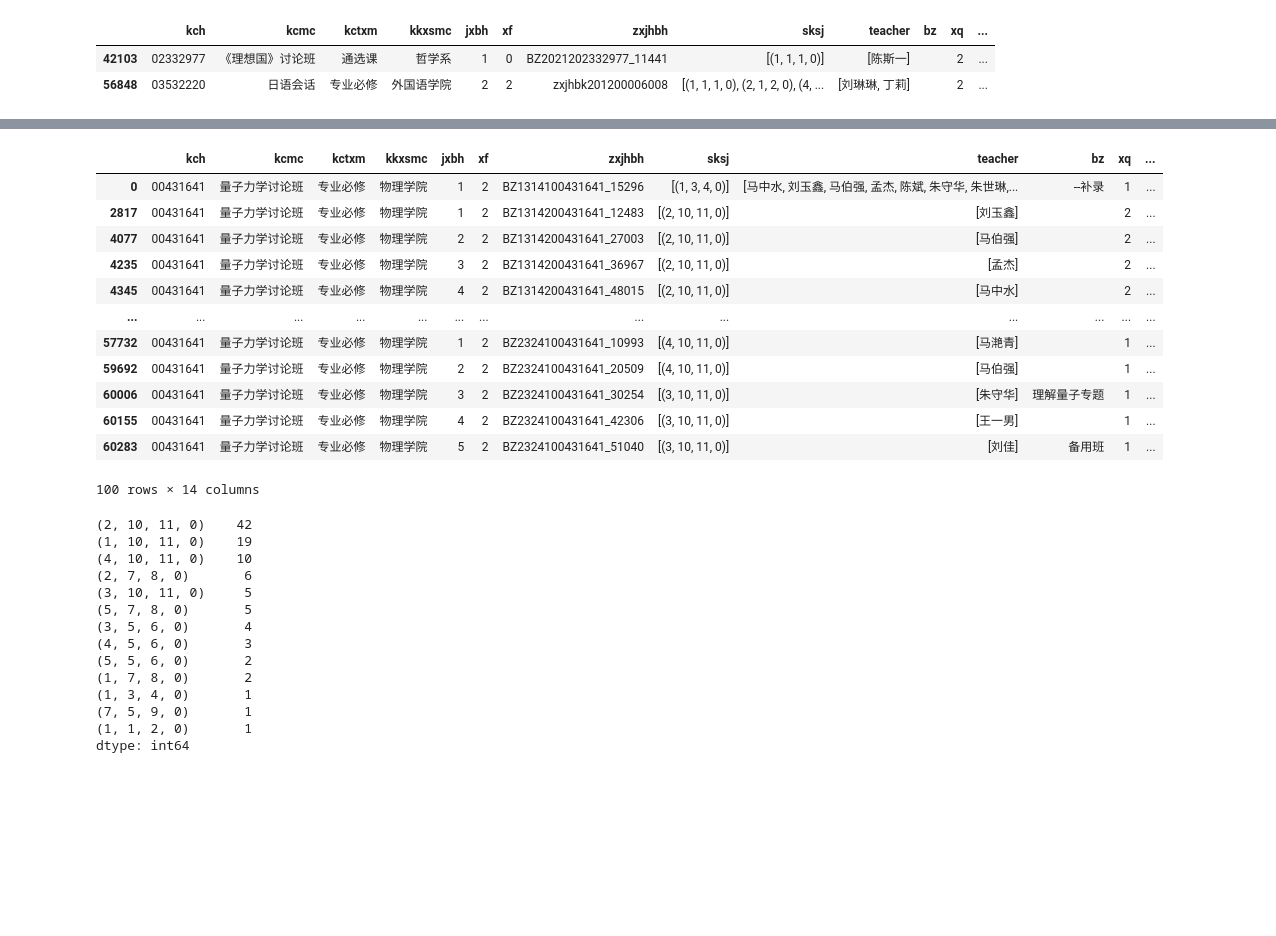
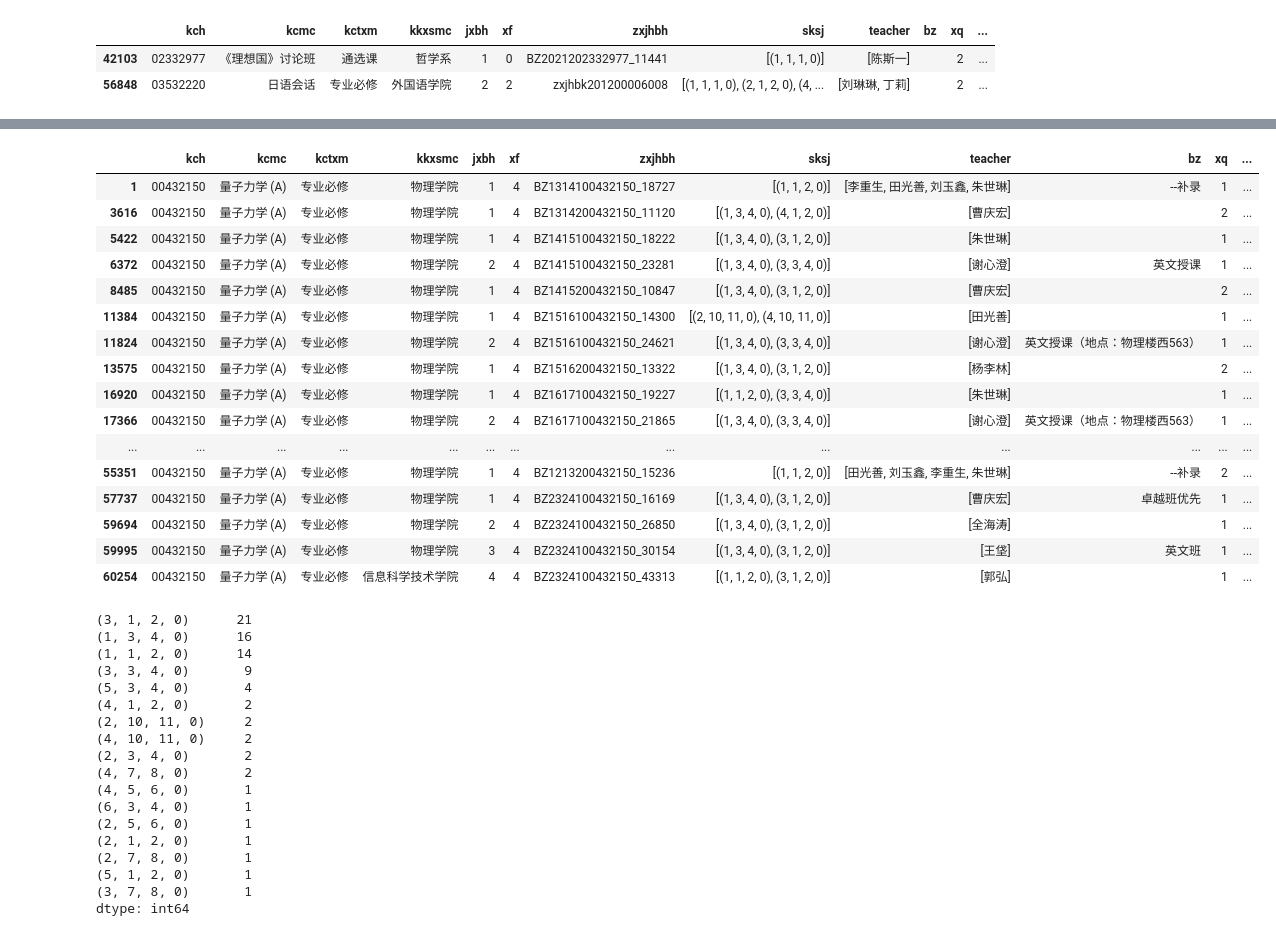
Before and after one commit to XueFengBoyanLiu/didjqwfoqejfhiohqeo, a Jupyter notebook: test.ipynb, the cells around one changed output, grey strips where cells are left out. Saved outputs shown, nothing was run; the diff lists cells and outputs as text; code cells hidden in the pictures; blank space fills up the shorter version.

```diff
--- a/test.ipynb
+++ b/test.ipynb
@@ -52,39 +52,47 @@ Data columns (total 14 columns):
 dtypes: int64(4), object(10)
 memory usage: 6.5+ MB
 # %%
-kch='00431641'
+kch='00432150'
 this_course_df=df[df['kch']==kch]
 this_course_df
 # %% [output]
 |  | kch | kcmc | kctxm | kkxsmc | jxbh | xf | zxjhbh | sksj | teacher | bz | xq | ... |
-| 0 | 00431641 | 量子力学讨论班 | 专业必修 | 物理学院 | 1 | 2 | BZ1314100431641_15296 | [(1, 3, 4, 0)] | [马中水, 刘玉鑫, 马伯强, 孟杰, 陈斌, 朱守华, 朱世琳,... | --补录 | 1 | ... |
-| 2817 | 00431641 | 量子力学讨论班 | 专业必修 | 物理学院 | 1 | 2 | BZ1314200431641_12483 | [(2, 10, 11, 0)] | [刘玉鑫] |  | 2 | ... |
-| 4077 | 00431641 | 量子力学讨论班 | 专业必修 | 物理学院 | 2 | 2 | BZ1314200431641_27003 | [(2, 10, 11, 0)] | [马伯强] |  | 2 | ... |
-| 4235 | 00431641 | 量子力学讨论班 | 专业必修 | 物理学院 | 3 | 2 | BZ1314200431641_36967 | [(2, 10, 11, 0)] | [孟杰] |  | 2 | ... |
-| 4345 | 00431641 | 量子力学讨论班 | 专业必修 | 物理学院 | 4 | 2 | BZ1314200431641_48015 | [(2, 10, 11, 0)] | [马中水] |  | 2 | ... |
+| 1 | 00432150 | 量子力学 (A) | 专业必修 | 物理学院 | 1 | 4 | BZ1314100432150_18727 | [(1, 1, 2, 0)] | [李重生, 田光善, 刘玉鑫, 朱世琳] | --补录 | 1 | ... |
+| 3616 | 00432150 | 量子力学 (A) | 专业必修 | 物理学院 | 1 | 4 | BZ1314200432150_11120 | [(1, 3, 4, 0), (4, 1, 2, 0)] | [曹庆宏] |  | 2 | ... |
+| 5422 | 00432150 | 量子力学 (A) | 专业必修 | 物理学院 | 1 | 4 | BZ1415100432150_18222 | [(1, 3, 4, 0), (3, 1, 2, 0)] | [朱世琳] |  | 1 | ... |
+| 6372 | 00432150 | 量子力学 (A) | 专业必修 | 物理学院 | 2 | 4 | BZ1415100432150_23281 | [(1, 3, 4, 0), (3, 3, 4, 0)] | [谢心澄] | 英文授课 | 1 | ... |
+| 8485 | 00432150 | 量子力学 (A) | 专业必修 | 物理学院 | 1 | 4 | BZ1415200432150_10847 | [(1, 3, 4, 0), (3, 1, 2, 0)] | [曹庆宏] |  | 2 | ... |
+| 11384 | 00432150 | 量子力学 (A) | 专业必修 | 物理学院 | 1 | 4 | BZ1516100432150_14300 | [(2, 10, 11, 0), (4, 10, 11, 0)] | [田光善] |  | 1 | ... |
+| 11824 | 00432150 | 量子力学 (A) | 专业必修 | 物理学院 | 2 | 4 | BZ1516100432150_24621 | [(1, 3, 4, 0), (3, 3, 4, 0)] | [谢心澄] | 英文授课（地点：物理楼西563） | 1 | ... |
+| 13575 | 00432150 | 量子力学 (A) | 专业必修 | 物理学院 | 1 | 4 | BZ1516200432150_13322 | [(1, 3, 4, 0), (3, 1, 2, 0)] | [杨李林] |  | 2 | ... |
+| 16920 | 00432150 | 量子力学 (A) | 专业必修 | 物理学院 | 1 | 4 | BZ1617100432150_19227 | [(1, 1, 2, 0), (3, 3, 4, 0)] | [朱世琳] |  | 1 | ... |
+| 17366 | 00432150 | 量子力学 (A) | 专业必修 | 物理学院 | 2 | 4 | BZ1617100432150_21865 | [(1, 3, 4, 0), (3, 3, 4, 0)] | [谢心澄] | 英文授课（地点：物理楼西563） | 1 | ... |
 | ... | ... | ... | ... | ... | ... | ... | ... | ... | ... | ... | ... | ... |
-| 57732 | 00431641 | 量子力学讨论班 | 专业必修 | 物理学院 | 1 | 2 | BZ2324100431641_10993 | [(4, 10, 11, 0)] | [马滟青] |  | 1 | ... |
-| 59692 | 00431641 | 量子力学讨论班 | 专业必修 | 物理学院 | 2 | 2 | BZ2324100431641_20509 | [(4, 10, 11, 0)] | [马伯强] |  | 1 | ... |
-| 60006 | 00431641 | 量子力学讨论班 | 专业必修 | 物理学院 | 3 | 2 | BZ2324100431641_30254 | [(3, 10, 11, 0)] | [朱守华] | 理解量子专题 | 1 | ... |
-| 60155 | 00431641 | 量子力学讨论班 | 专业必修 | 物理学院 | 4 | 2 | BZ2324100431641_42306 | [(3, 10, 11, 0)] | [王一男] |  | 1 | ... |
-| 60283 | 00431641 | 量子力学讨论班 | 专业必修 | 物理学院 | 5 | 2 | BZ2324100431641_51040 | [(3, 10, 11, 0)] | [刘佳] | 备用班 | 1 | ... |
+| 55351 | 00432150 | 量子力学 (A) | 专业必修 | 物理学院 | 1 | 4 | BZ1213200432150_15236 | [(1, 1, 2, 0)] | [田光善, 刘玉鑫, 李重生, 朱世琳] | --补录 | 2 | ... |
+| 57737 | 00432150 | 量子力学 (A) | 专业必修 | 物理学院 | 1 | 4 | BZ2324100432150_16169 | [(1, 3, 4, 0), (3, 1, 2, 0)] | [曹庆宏] | 卓越班优先 | 1 | ... |
+| 59694 | 00432150 | 量子力学 (A) | 专业必修 | 物理学院 | 2 | 4 | BZ2324100432150_26850 | [(1, 3, 4, 0), (3, 1, 2, 0)] | [全海涛] |  | 1 | ... |
+| 59995 | 00432150 | 量子力学 (A) | 专业必修 | 物理学院 | 3 | 4 | BZ2324100432150_30154 | [(1, 3, 4, 0), (3, 1, 2, 0)] | [王垡] | 英文班 | 1 | ... |
+| 60254 | 00432150 | 量子力学 (A) | 专业必修 | 信息科学技术学院 | 4 | 4 | BZ2324100432150_43313 | [(1, 1, 2, 0), (3, 1, 2, 0)] | [郭弘] |  | 1 | ... |
-100 rows × 14 columns
 # %%
 data.column_list_value_counts(this_course_df,'sksj')
 # %% [output]
-(2, 10, 11, 0)    42
-(1, 10, 11, 0)    19
-(4, 10, 11, 0)    10
-(2, 7, 8, 0)       6
-(3, 10, 11, 0)     5
-(5, 7, 8, 0)       5
-(3, 5, 6, 0)       4
-(4, 5, 6, 0)       3
-(5, 5, 6, 0)       2
-(1, 7, 8, 0)       2
-(1, 3, 4, 0)       1
-(7, 5, 9, 0)       1
-(1, 1, 2, 0)       1
+(3, 1, 2, 0)      21
+(1, 3, 4, 0)      16
+(1, 1, 2, 0)      14
+(3, 3, 4, 0)       9
+(5, 3, 4, 0)       4
+(4, 1, 2, 0)       2
+(2, 10, 11, 0)     2
+(4, 10, 11, 0)     2
+(2, 3, 4, 0)       2
+(4, 7, 8, 0)       2
+(4, 5, 6, 0)       1
+(6, 3, 4, 0)       1
+(2, 5, 6, 0)       1
+(2, 1, 2, 0)       1
+(2, 7, 8, 0)       1
+(5, 1, 2, 0)       1
+(3, 7, 8, 0)       1
 dtype: int64
 # %%
 data.column_list_value_counts(this_course_df,'teacher')
```
Also changed, not shown: parts of 6 cells of this notebook, 3 other files.
